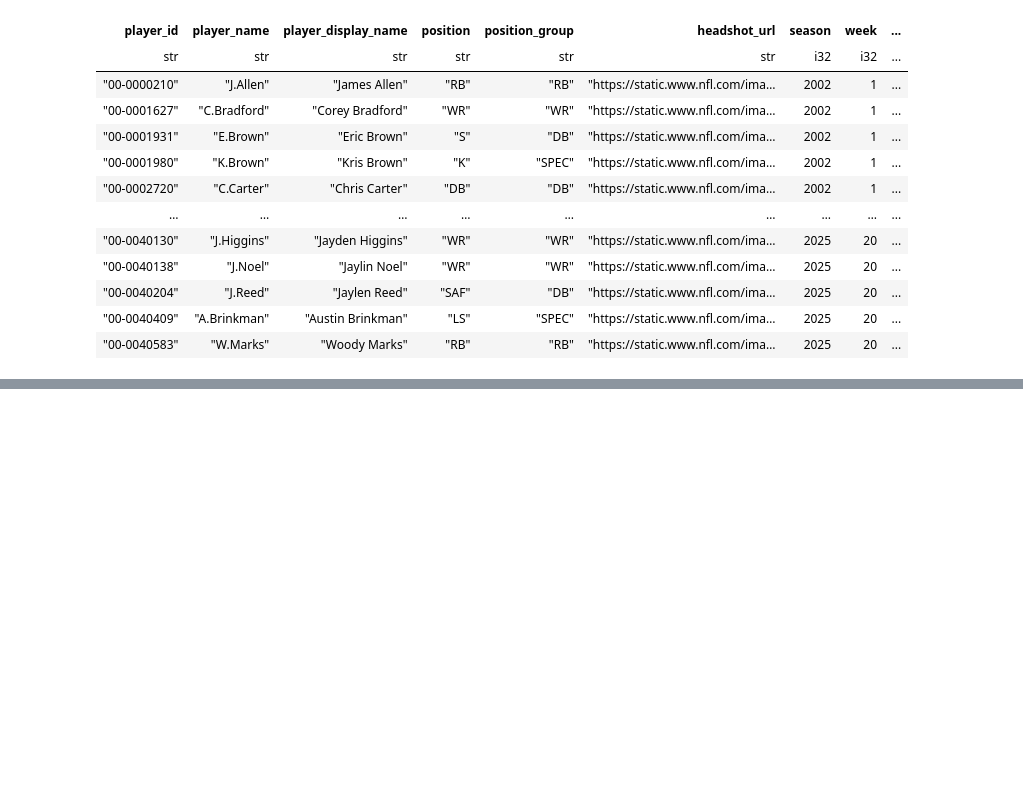
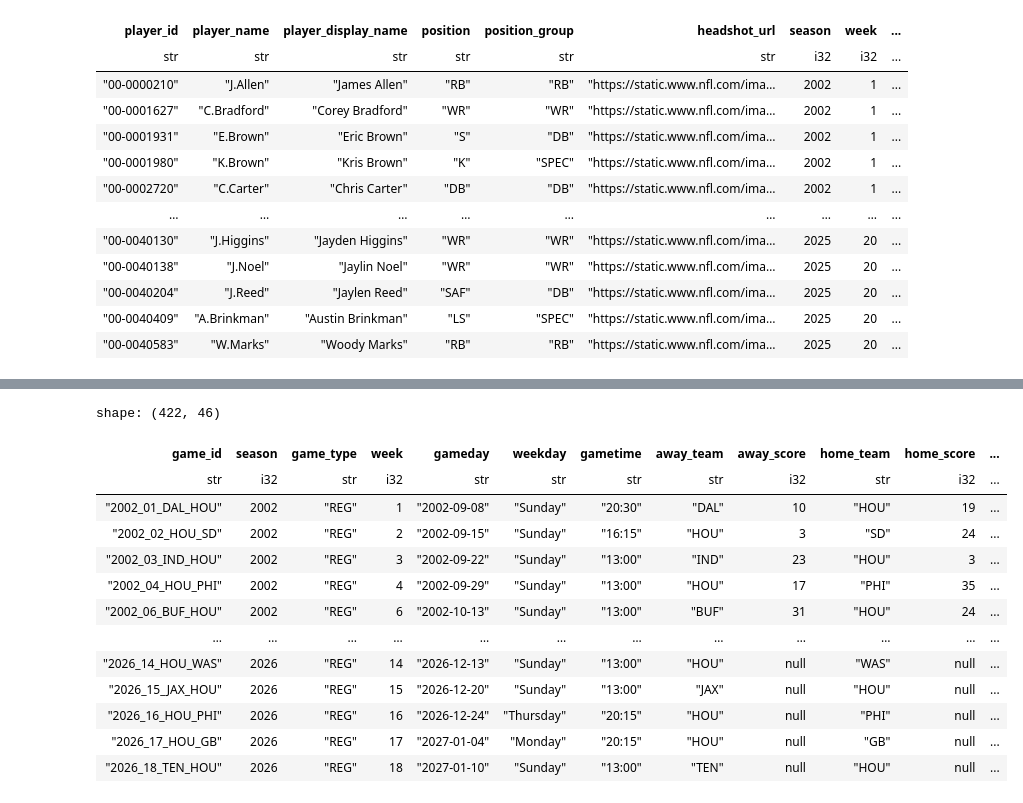
Before and after one commit to dallin91/houston-texans-recap, a Jupyter notebook: notebooks/initial_exploration.ipynb, the cells around one changed output, grey strips where cells are left out. Cells and saved outputs as stored; diff of their text form; code cells hidden in the pictures; blank space fills up the shorter version.

Commit message:
updated to include data for score and game results

```diff
--- a/notebooks/initial_exploration.ipynb
+++ b/notebooks/initial_exploration.ipynb
@@ -110,3 +110,7 @@ shape: (13_398, 145)
 | "00-0040204" | "J.Reed" | "Jaylen Reed" | "SAF" | "DB" | "https://static.www.nfl.com/ima… | 2025 | 20 | ... |
 | "00-0040409" | "A.Brinkman" | "Austin Brinkman" | "LS" | "SPEC" | "https://static.www.nfl.com/ima… | 2025 | 20 | ... |
 | "00-0040583" | "W.Marks" | "Woody Marks" | "RB" | "RB" | "https://static.www.nfl.com/ima… | 2025 | 20 | ... |
+# %%
+schedules = nfl.load_schedules()
+
+schedules.head()
@@ -112,0 +126,19 @@ shape: (13_398, 145)
+# %%
+hou_schedules = schedules.filter((pl.col("home_team") == "HOU") | (pl.col("away_team") == "HOU"))
+
+hou_schedules
+# %% [output]
+shape: (422, 46)
+| game_id | season | game_type | week | gameday | weekday | gametime | away_team | away_score | home_team | home_score | ... |
+| str | i32 | str | i32 | str | str | str | str | i32 | str | i32 | ... |
+| "2002_01_DAL_HOU" | 2002 | "REG" | 1 | "2002-09-08" | "Sunday" | "20:30" | "DAL" | 10 | "HOU" | 19 | ... |
+| "2002_02_HOU_SD" | 2002 | "REG" | 2 | "2002-09-15" | "Sunday" | "16:15" | "HOU" | 3 | "SD" | 24 | ... |
+| "2002_03_IND_HOU" | 2002 | "REG" | 3 | "2002-09-22" | "Sunday" | "13:00" | "IND" | 23 | "HOU" | 3 | ... |
+| "2002_04_HOU_PHI" | 2002 | "REG" | 4 | "2002-09-29" | "Sunday" | "13:00" | "HOU" | 17 | "PHI" | 35 | ... |
+| "2002_06_BUF_HOU" | 2002 | "REG" | 6 | "2002-10-13" | "Sunday" | "13:00" | "BUF" | 31 | "HOU" | 24 | ... |
+| … | … | … | … | … | … | … | … | … | … | … | ... |
+| "2026_14_HOU_WAS" | 2026 | "REG" | 14 | "2026-12-13" | "Sunday" | "13:00" | "HOU" | null | "WAS" | null | ... |
+| "2026_15_JAX_HOU" | 2026 | "REG" | 15 | "2026-12-20" | "Sunday" | "13:00" | "JAX" | null | "HOU" | null | ... |
+| "2026_16_HOU_PHI" | 2026 | "REG" | 16 | "2026-12-24" | "Thursday" | "20:15" | "HOU" | null | "PHI" | null | ... |
+| "2026_17_HOU_GB" | 2026 | "REG" | 17 | "2027-01-04" | "Monday" | "20:15" | "HOU" | null | "GB" | null | ... |
+| "2026_18_TEN_HOU" | 2026 | "REG" | 18 | "2027-01-10" | "Sunday" | "13:00" | "TEN" | null | "HOU" | null | ... |
```
Also changed, not shown: parts of 2 cells of this notebook, 2 other files.
